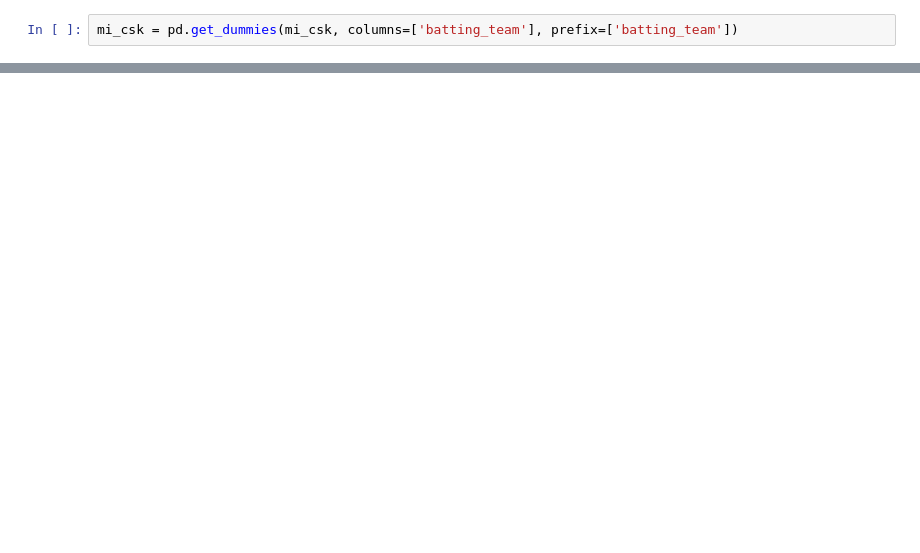
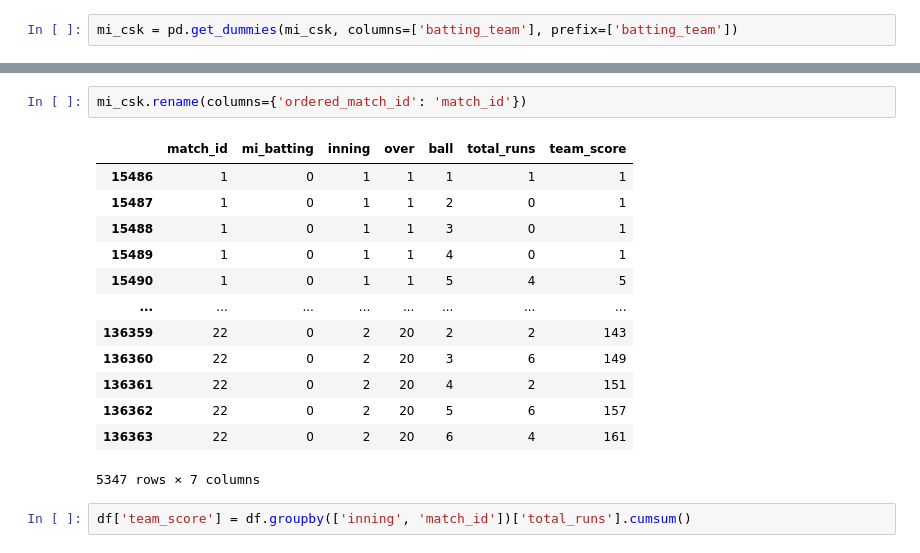
Before and after one commit to dyo-tak/VESIT-Sem-VI-Lab, a Jupyter notebook: ML Lab/ML Experiment 2/cleandata.ipynb, the cells around one changed output, grey strips where cells are left out. Cells and saved outputs as stored; diff of their text form; blank space fills up the shorter version.

```diff
--- a/ML Lab/ML Experiment 2/cleandata.ipynb
+++ b/ML Lab/ML Experiment 2/cleandata.ipynb
@@ -37,0 +59,18 @@ mi_csk.to_csv('../data/cleaned/mi_csk.csv', index=False)
+# %%
+mi_csk.rename(columns={'ordered_match_id': 'match_id'})
+# %% [output]
+|  | match_id | mi_batting | inning | over | ball | total_runs | team_score |
+| 15486 | 1 | 0 | 1 | 1 | 1 | 1 | 1 |
+| 15487 | 1 | 0 | 1 | 1 | 2 | 0 | 1 |
+| 15488 | 1 | 0 | 1 | 1 | 3 | 0 | 1 |
+| 15489 | 1 | 0 | 1 | 1 | 4 | 0 | 1 |
+| 15490 | 1 | 0 | 1 | 1 | 5 | 4 | 5 |
+| ... | ... | ... | ... | ... | ... | ... | ... |
+| 136359 | 22 | 0 | 2 | 20 | 2 | 2 | 143 |
+| 136360 | 22 | 0 | 2 | 20 | 3 | 6 | 149 |
+| 136361 | 22 | 0 | 2 | 20 | 4 | 2 | 151 |
+| 136362 | 22 | 0 | 2 | 20 | 5 | 6 | 157 |
+| 136363 | 22 | 0 | 2 | 20 | 6 | 4 | 161 |
+5347 rows × 7 columns
+# %%
+df['team_score'] = df.groupby(['inning', 'match_id'])['total_runs'].cumsum()
```
Also changed, not shown: parts of 16 cells of this notebook, 1 other file.
